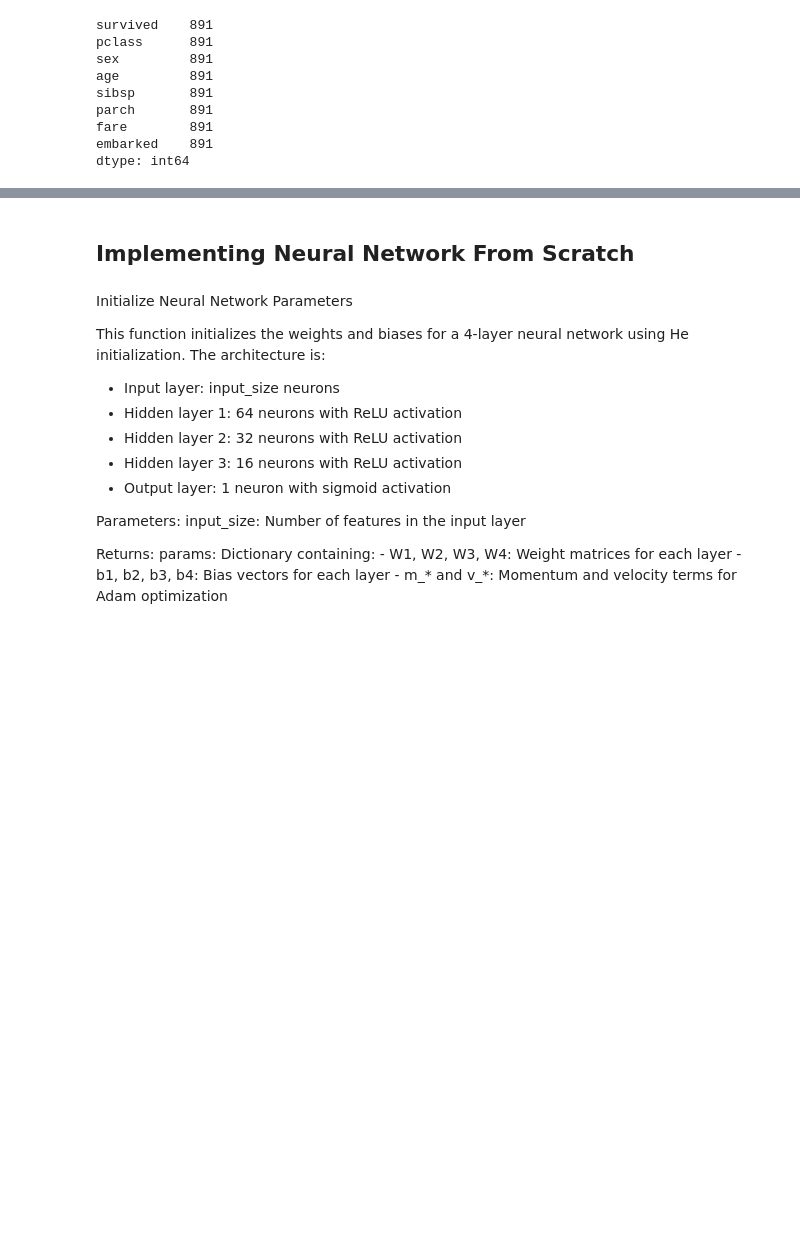
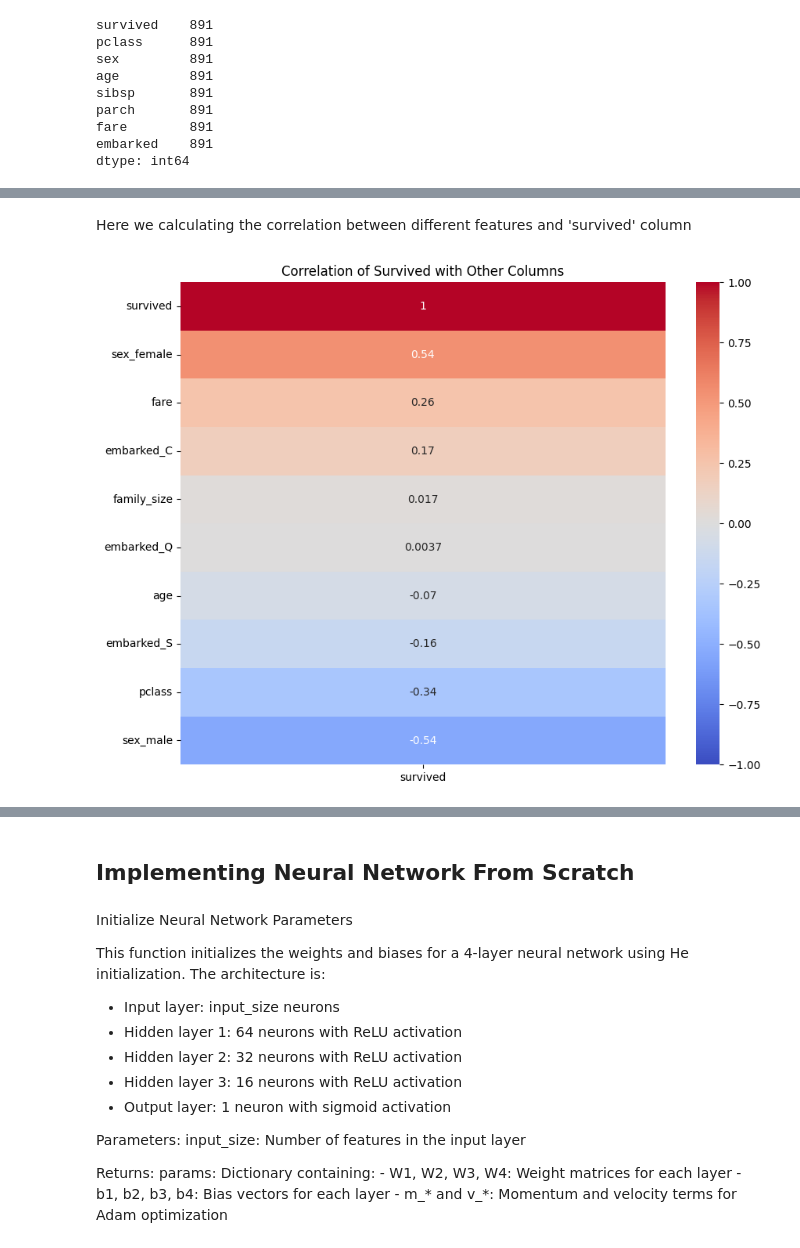
Before and after one commit to AhmedQassemDev2004/NN_Titanic_From_Scratch, a Jupyter notebook: NeuralNetwork_from_scratch.ipynb, the cells around one changed output, grey strips where cells are left out. Cells and saved outputs as stored; diff of their text form; code cells hidden in the pictures; blank space fills up the shorter version.

```diff
--- a/NeuralNetwork_from_scratch.ipynb
+++ b/NeuralNetwork_from_scratch.ipynb
@@ -57,3 +60,17 @@ df.head()
+# %% [markdown]
+Here we calculating the correlation between different features and 'survived' column
+# %%
+import seaborn as sns
+import matplotlib.pyplot as plt
+
+correlation_matrix = df.corr()
+
+plt.figure(figsize=(10, 8))
+sns.heatmap(correlation_matrix[['survived']].sort_values(by='survived', ascending=False), annot=True, cmap='coolwarm', vmin=-1, vmax=1)
+plt.title('Correlation of Survived with Other Columns')
+plt.show()
+# %% [output]
+[figure, added]
 # %%
 y = df['survived'].values.reshape(-1, 1)
 X = df.drop(columns=['survived'])
```
Also changed, not shown: parts of 20 cells of this notebook.
